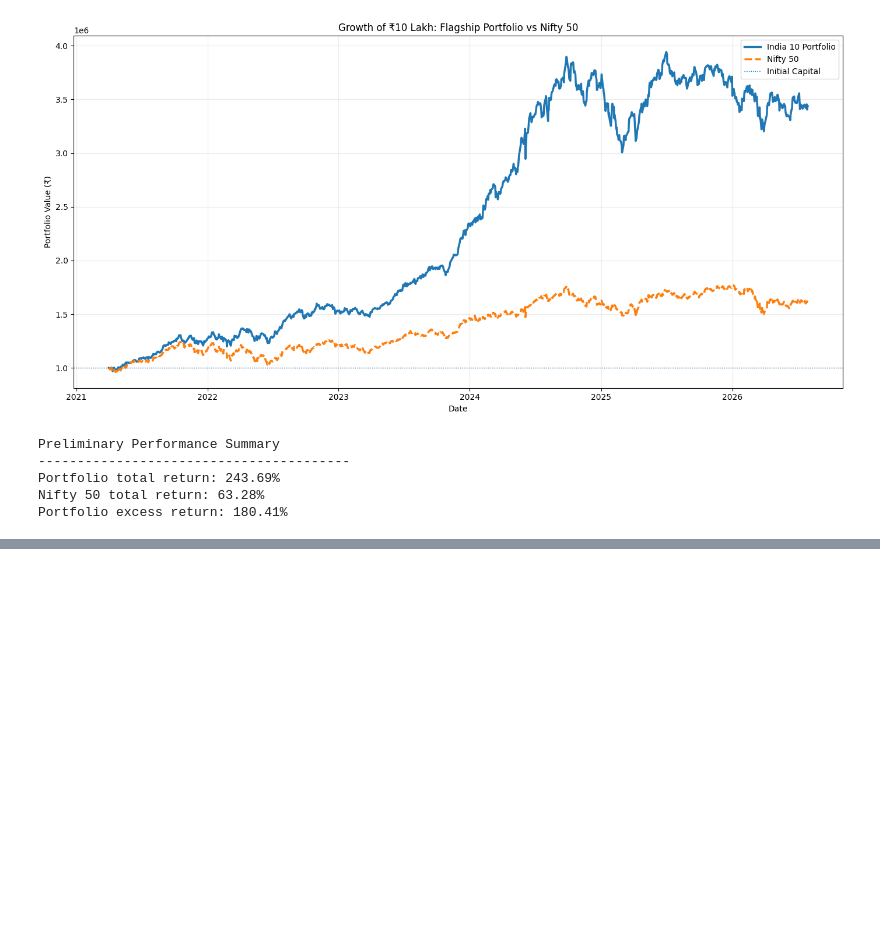
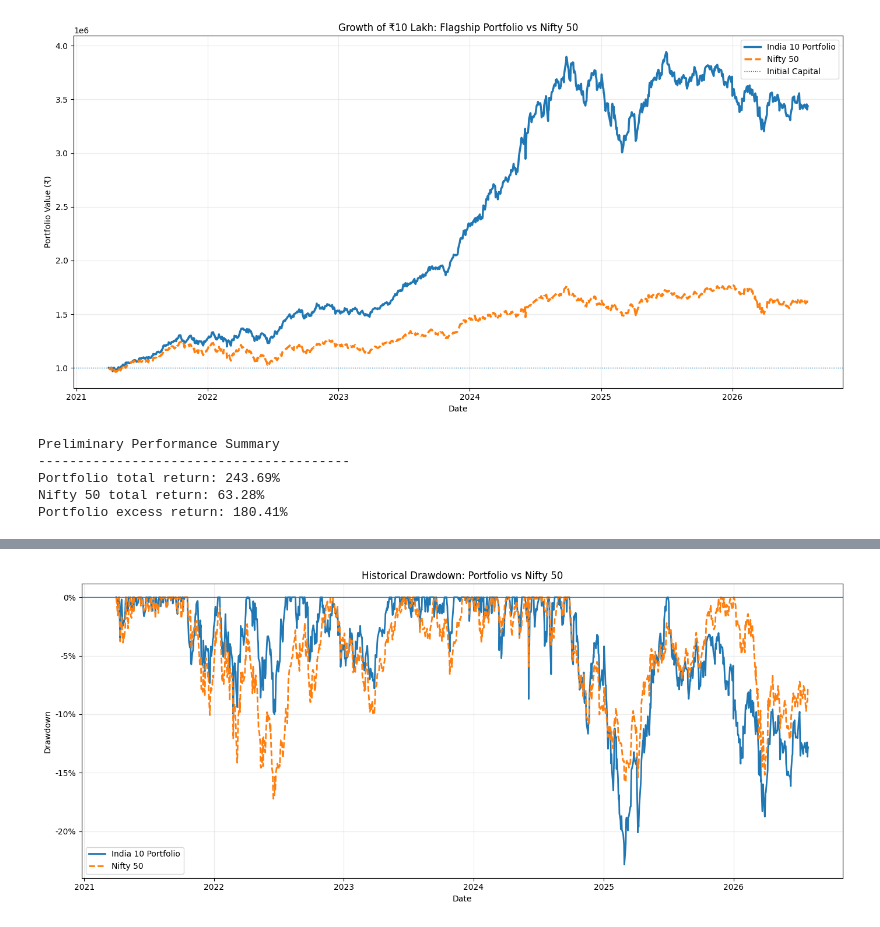
Before and after one commit to Rohil121/bharat-portfolio-lab, a Jupyter notebook: notebooks/01_portfolio_mvp.ipynb, the cells around one changed output, grey strips where cells are left out. Saved outputs shown, nothing was run; the diff lists cells and outputs as text; code cells hidden in the pictures; blank space fills up the shorter version.

Commit message:
Calculate portfolio risk and performance metrics

```diff
--- a/notebooks/01_portfolio_mvp.ipynb
+++ b/notebooks/01_portfolio_mvp.ipynb
@@ -513,0 +781,40 @@ Portfolio excess return: 180.41%
+# %%
+# Calculate historical drawdowns
+
+drawdown_series = (
+    performance_values
+    .div(performance_values.cummax())
+    .sub(1)
+)
+
+plt.figure(figsize=(14, 6))
+
+plt.plot(
+    drawdown_series.index,
+    drawdown_series["India 10 Portfolio"],
+    linewidth=2,
+    label="India 10 Portfolio",
+)
+
+plt.plot(
+    drawdown_series.index,
+    drawdown_series[BENCHMARK_NAME],
+    linewidth=2,
+    linestyle="--",
+    label=BENCHMARK_NAME,
+)
+
+plt.axhline(0, linewidth=1)
+
+plt.title("Historical Drawdown: Portfolio vs Nifty 50")
+plt.xlabel("Date")
+plt.ylabel("Drawdown")
+plt.gca().yaxis.set_major_formatter(
+    plt.FuncFormatter(lambda value, position: f"{value:.0%}")
+)
+plt.legend()
+plt.grid(alpha=0.25)
+plt.tight_layout()
+plt.show()
+# %% [output]
+[figure, added]
```
Also changed, not shown: parts of 5 cells of this notebook.
